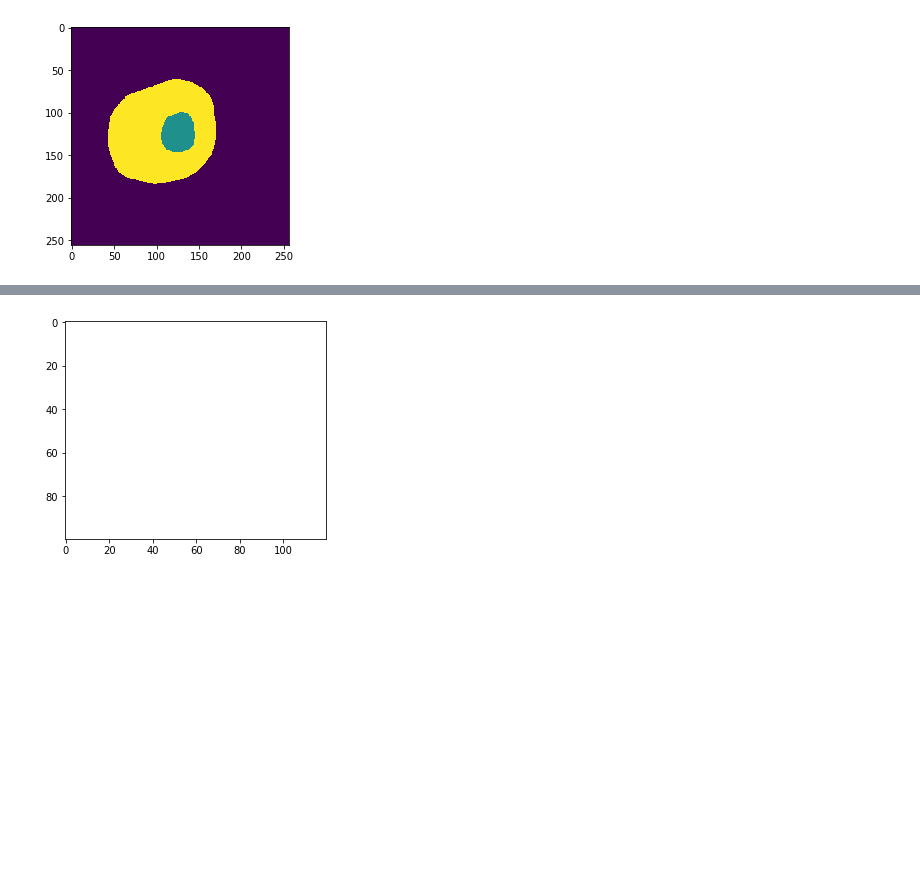
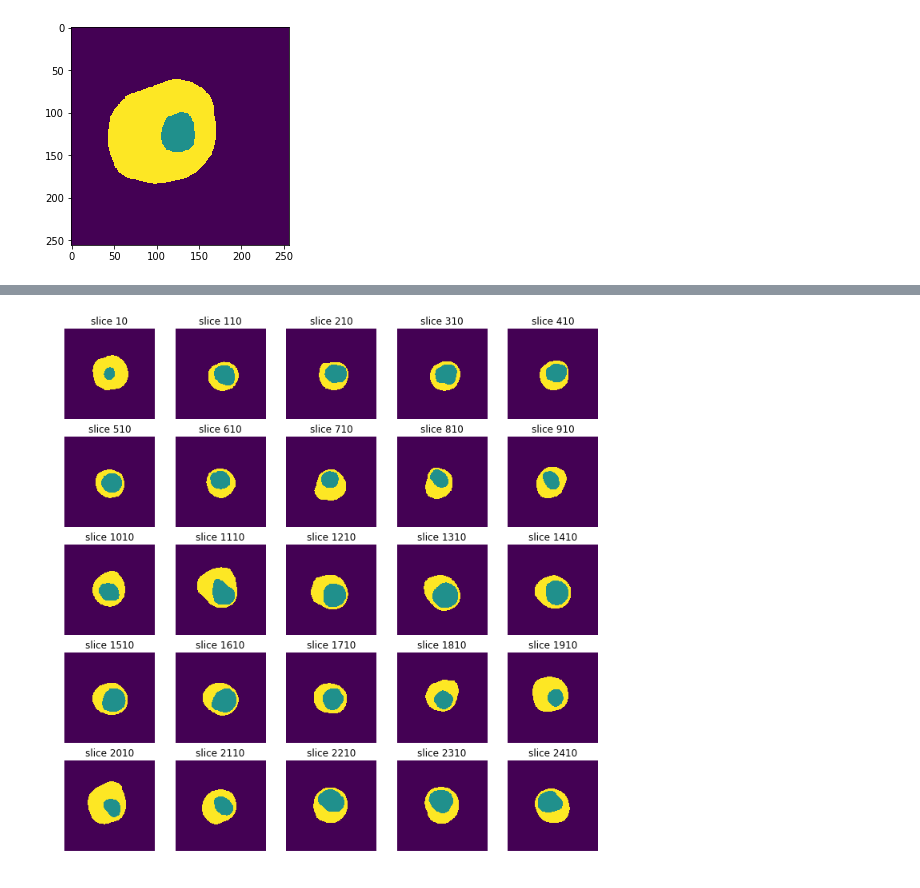
Before and after one commit to paulnguyen81/bloodpressure_ffr, a Jupyter notebook: readmha.ipynb, the cells around one changed output, grey strips where cells are left out. Cells and saved outputs as stored; diff of their text form; code cells hidden in the pictures; blank space fills up the shorter version.

```diff
--- a/readmha.ipynb
+++ b/readmha.ipynb
@@ -39,39 +44,5 @@ IndexError: index 2410 is out of bounds for axis 0 with size 2381
-# %%
-import numpy as np
-import matplotlib.pyplot as plt
-import matplotlib.animation as animation
-
-fig = plt.figure()
-
-
-def f(x, y):
-    return np.sin(x) + np.cos(y)
-
-x = np.linspace(0, 2 * np.pi, 120)
-y = np.linspace(0, 2 * np.pi, 100).reshape(-1, 1)
-# ims is a list of lists, each row is a list of artists to draw in the
-# current frame; here we are just animating one artist, the image, in
-# each frame
-ims = []
-for i in range(60):
-    x += np.pi / 15.
-    y += np.pi / 20.
-    im = plt.imshow(f(x, y), animated=True)
-    ims.append([im])
-
-ani = animation.ArtistAnimation(fig, ims, interval=50, blit=True,
-                                repeat_delay=1000)
-
-# To save the animation, use e.g.
-#
-# ani.save("movie.mp4")
-#
-# or
-#
-# from matplotlib.animation import FFMpegWriter
-# writer = FFMpegWriter(fps=15, metadata=dict(artist='Me'), bitrate=1800)
-# ani.save("movie.mp4", writer=writer)
-
-plt.show()
-# %% [output]
-[figure, removed]
+# %%
+im = im2arr(files[2])
+sample_stack(im, show_every=100)
+# %% [output]
+[figure, added]
```
Also changed, not shown: parts of 7 cells of this notebook, 1 other file.
